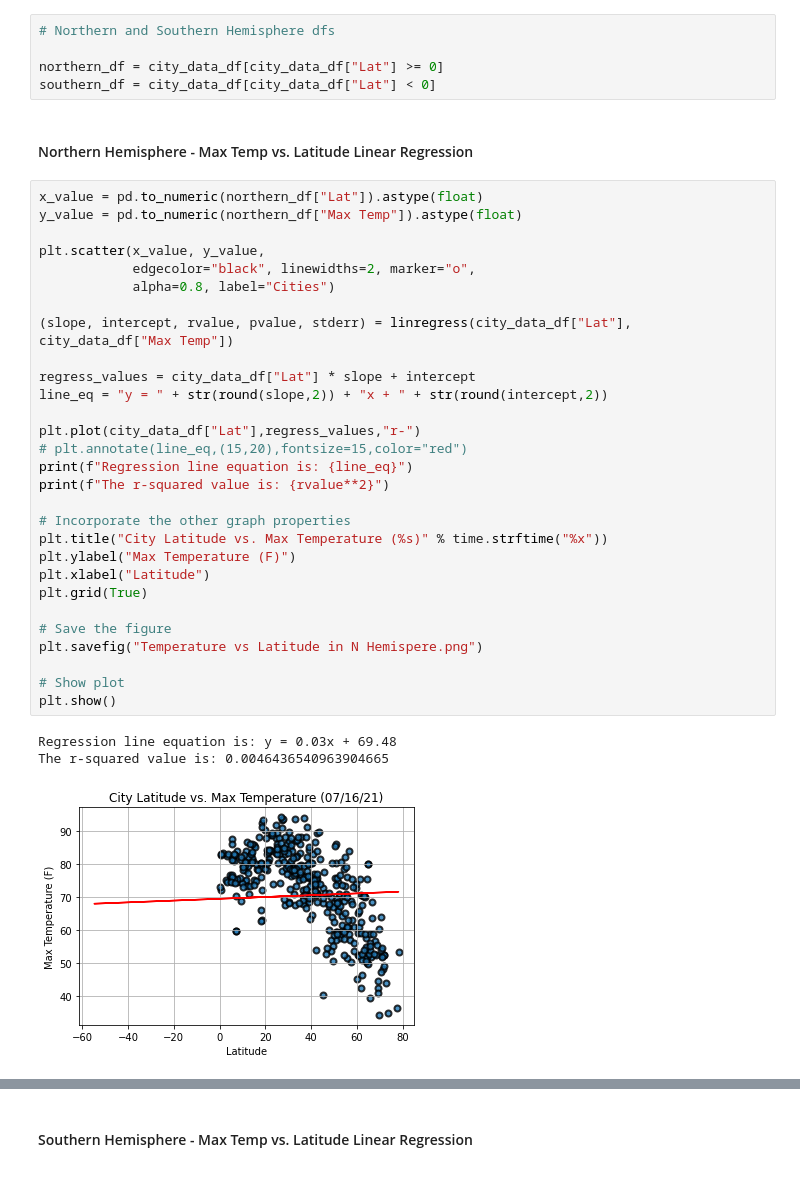
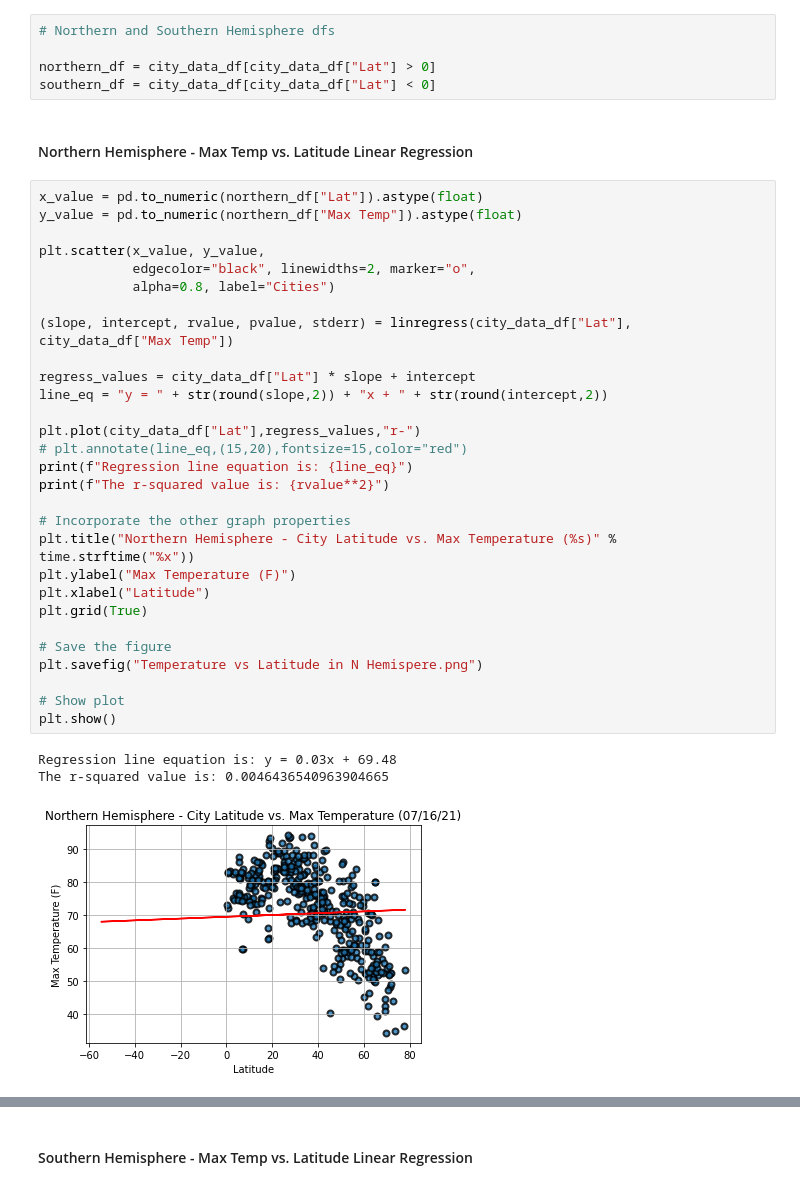
Before and after one commit to OnyNwosu/PythonAPI-Challenge, a Jupyter notebook: Instructions/WeatherPy/WeatherPy.ipynb, the cells around one changed output, grey strips where cells are left out. Saved outputs shown, nothing was run; the diff lists cells and outputs as text.

```diff
--- a/Instructions/WeatherPy/WeatherPy.ipynb
+++ b/Instructions/WeatherPy/WeatherPy.ipynb
@@ -359,7 +359,7 @@ plt.show()
 # %%
 # Northern and Southern Hemisphere dfs
 
-northern_df = city_data_df[city_data_df["Lat"] >= 0]
+northern_df = city_data_df[city_data_df["Lat"] > 0]
 southern_df = city_data_df[city_data_df["Lat"] < 0]
 # %% [markdown]
 ####  Northern Hemisphere - Max Temp vs. Latitude Linear Regression
@@ -367,32 +367,32 @@ southern_df = city_data_df[city_data_df["Lat"] < 0]
 x_value = pd.to_numeric(northern_df["Lat"]).astype(float)
 y_value = pd.to_numeric(northern_df["Max Temp"]).astype(float)
 
 plt.scatter(x_value, y_value,
             edgecolor="black", linewidths=2, marker="o",
             alpha=0.8, label="Cities")
 
 (slope, intercept, rvalue, pvalue, stderr) = linregress(city_data_df["Lat"], city_data_df["Max Temp"])
 
 regress_values = city_data_df["Lat"] * slope + intercept
 line_eq = "y = " + str(round(slope,2)) + "x + " + str(round(intercept,2))
 
 plt.plot(city_data_df["Lat"],regress_values,"r-")
 # plt.annotate(line_eq,(15,20),fontsize=15,color="red")
 print(f"Regression line equation is: {line_eq}")
 print(f"The r-squared value is: {rvalue**2}")
 
 # Incorporate the other graph properties
-plt.title("City Latitude vs. Max Temperature (%s)" % time.strftime("%x"))
+plt.title("Northern Hemisphere - City Latitude vs. Max Temperature (%s)" % time.strftime("%x"))
 plt.ylabel("Max Temperature (F)")
 plt.xlabel("Latitude")
 plt.grid(True)
 
 # Save the figure
 plt.savefig("Temperature vs Latitude in N Hemispere.png")
 
 # Show plot
 plt.show()
 # %% [output]
 Regression line equation is: y = 0.03x + 69.48
 The r-squared value is: 0.0046436540963904665
-[figure, old version]
+[figure, new version]
```
Also changed, not shown: parts of 6 cells of this notebook, 4 other files.
